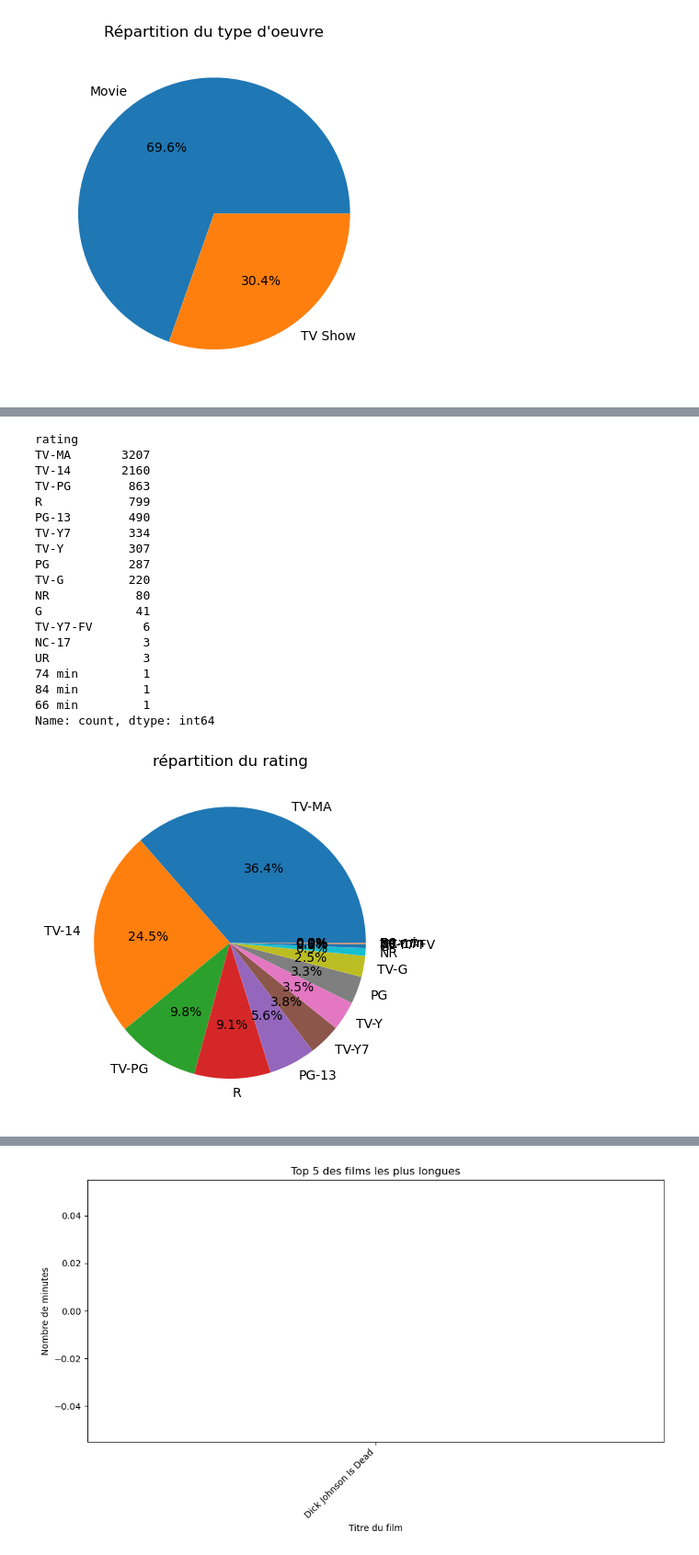
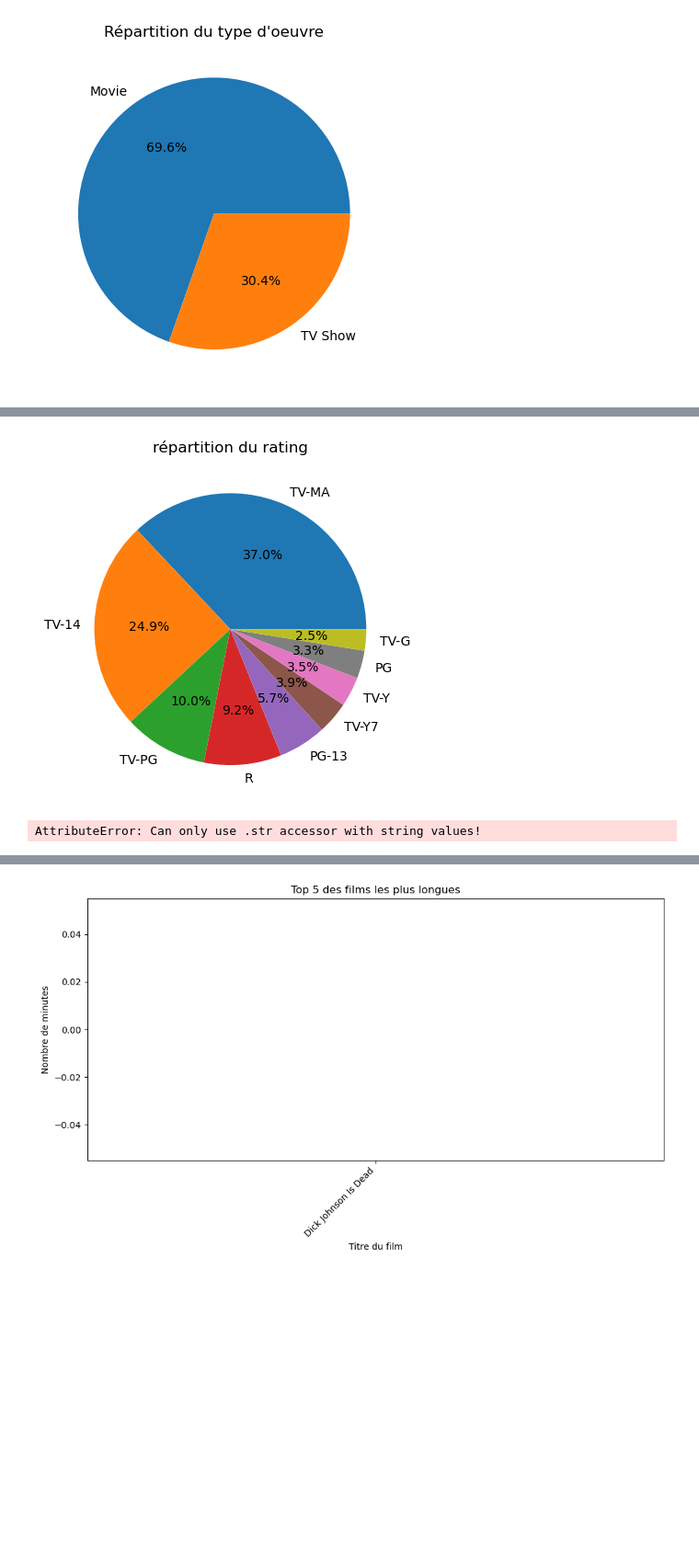
Before and after one commit to pierre-louis-rigaud/netflix-insights, a Jupyter notebook: Netflix Data Analysis.ipynb, the cells around one changed output, grey strips where cells are left out. Shown at 92% size. Cells and saved outputs as stored; diff of their text form; code cells hidden in the pictures; blank space fills up the shorter version.

```diff
--- a/Netflix Data Analysis.ipynb
+++ b/Netflix Data Analysis.ipynb
@@ -535,36 +512,52 @@ Name: count, Length: 74, dtype: int64
 # %%
 '''
 question 23 d
 '''
 
 # Compter le nombre d'oeuvres pour chaque type
 counts = data["rating"].value_counts()
-print(counts)
+
+rating = counts.head(9)
 
 # Créer un diagramme
-plt.pie(counts, labels=counts.index, autopct='%1.1f%%')
+plt.pie(rating, labels=rating.index, autopct='%1.1f%%')
 plt.title('répartition du rating')
 plt.show()
 # %% [output]
-rating
-TV-MA       3207
-TV-14       2160
-TV-PG        863
-R            799
-PG-13        490
-TV-Y7        334
-TV-Y         307
-PG           287
-TV-G         220
-NR            80
-G             41
-TV-Y7-FV       6
-NC-17          3
-UR             3
-74 min         1
-84 min         1
-66 min         1
-Name: count, dtype: int64
-[figure, old version]
+[figure, new version]
+# %%
+'''
+question 23 e & f
+'''
+
+# Filtrer les films et les séries TV
+films_data = data[data['type'] == 'Movie']
+series_data = data[data['type'] == 'TV Show']
+
+# Extraire la durée des films et des séries TV
+film_durations = films_data['duration'].str.extract('(\d+)').astype(float)  # Extraire les nombres et les convertir en float
+series_durations = series_data['duration'].str.extract('(\d+)').astype(float)  # Extraire les nombres et les convertir en float
+
+# Plot
+plt.figure(figsize=(12, 6))
+
+# Histogramme pour la durée des films
+plt.subplot(1, 2, 1)
+plt.hist(film_durations, bins=30, color='skyblue', edgecolor='black')
+plt.title('Répartition de la durée des films sur Netflix')
+plt.xlabel('Durée (minutes)')
+plt.ylabel('Nombre de films')
+
+# Histogramme pour la durée des séries TV
+plt.subplot(1, 2, 2)
+plt.hist(series_durations, bins=30, color='lightgreen', edgecolor='black')
+plt.title('Répartition de la durée des séries TV sur Netflix')
+plt.xlabel('Nombre de saisons')
+plt.ylabel('Nombre de séries TV')
+
+plt.tight_layout()
+plt.show()
+# %% [output]
+AttributeError: Can only use .str accessor with string values!
 # %%
 '''
```
Also changed, not shown: parts of 6 cells of this notebook.
